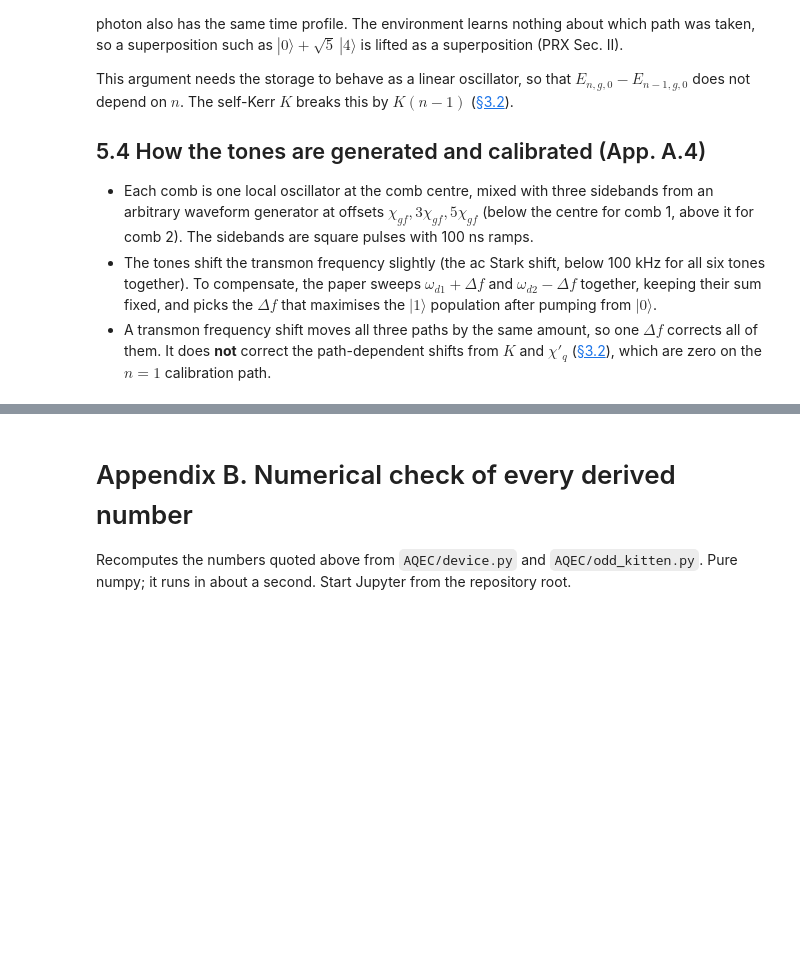
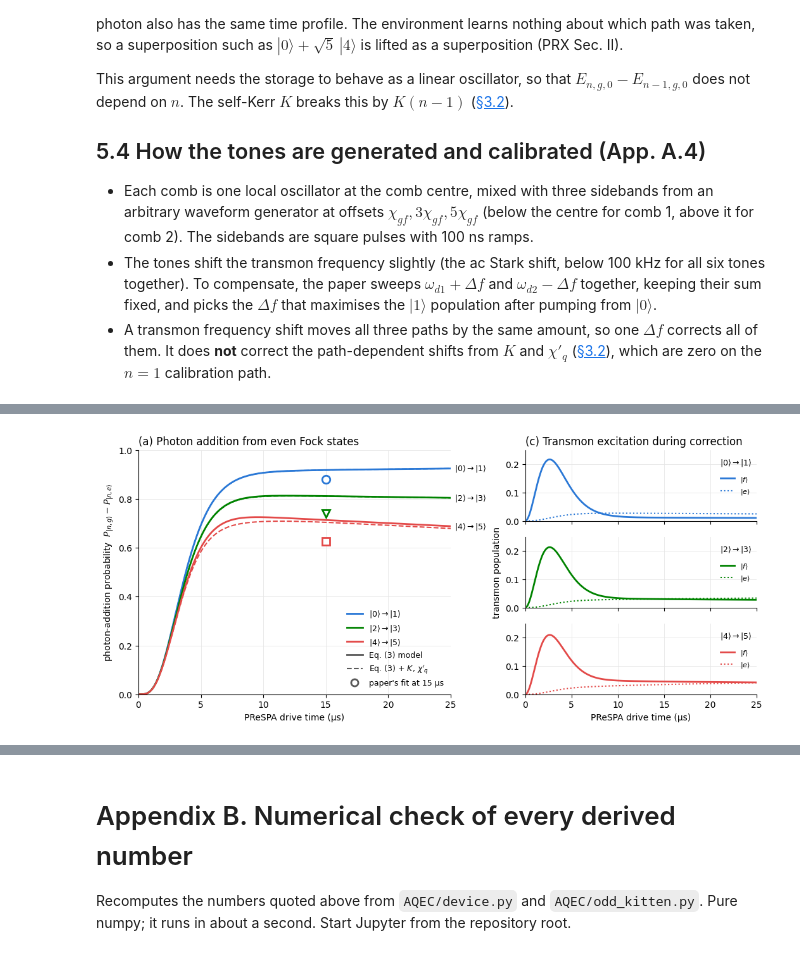
Before and after one commit to curiousCATla/Qubit-Drive-GRAPE, a Jupyter notebook: aqec_experiments.ipynb, the cells around one changed output, grey strips where cells are left out. Cells and saved outputs as stored; diff of their text form; code cells hidden in the pictures; blank space fills up the shorter version.

Commit message:
update
dissipation build, x gate trained, new forbidden higher flock state penalty in the cost function.

```diff
--- a/aqec_experiments.ipynb
+++ b/aqec_experiments.ipynb
@@ -659,0 +758,78 @@ uncorrected encoding (Sec. III).
+# %%
+import os
+import sys
+
+REPO_ROOT = os.path.abspath(".")
+if REPO_ROOT not in sys.path:
+    sys.path.insert(0, REPO_ROOT)
+
+import numpy as np
+import matplotlib.pyplot as plt
+from AQEC import device as dev
+from AQEC import master_equation as me
+from AQEC.wigner import parity
+
+TWO_PI = 2 * np.pi
+os.makedirs("figures", exist_ok=True)
+
+# Paper's fit after 15 us of drive (§8.4, App. A.6): (P_{n,g}, P_{n,e})
+PAPER_15US = {0: (0.92, 0.04), 2: (0.78, 0.04), 4: (0.67, 0.045)}
+STYLE = {0: dict(color="#2a78d6", marker="o", label=r"$|0\rangle \to |1\rangle$"),
+         2: dict(color="#008300", marker="v", label=r"$|2\rangle \to |3\rangle$"),
+         4: dict(color="#e34948", marker="s", label=r"$|4\rangle \to |5\rangle$")}
+
+
+def tidy(ax, grid=True):
+    """House style for every figure in §10: recessive grid, no top/right spines."""
+    if grid:
+        ax.grid(color="0.9", lw=0.6)
+    for side in ("top", "right"):
+        ax.spines[side].set_visible(False)
+
+
+sim = me.simulate_fig2()                                  # Eq. (3) as printed, frame (i)
+sim_d1 = me.simulate_fig2(include_higher_order=True)      # + K, chi'_q (decision D1)
+
+fig = plt.figure(figsize=(10.5, 4.6), constrained_layout=True)
+gs = fig.add_gridspec(3, 2, width_ratios=[1.35, 1.0])
+ax_a = fig.add_subplot(gs[:, 0])
+ax_c = [fig.add_subplot(gs[k, 1]) for k in range(3)]
+
+for n0, st in STYLE.items():
+    s, s1 = sim[n0], sim_d1[n0]
+    ax_a.plot(s["t"], s["Png"] - s["Pne"], color=st["color"], lw=2, label=st["label"])
+    ax_a.plot(s1["t"], s1["Png"] - s1["Pne"], color=st["color"], lw=1.5, ls="--")
+    pg, pe = PAPER_15US[n0]
+    ax_a.plot(15.0, pg - pe, ls="none", marker=st["marker"], ms=9, mfc="white",
+              mec=st["color"], mew=2)
+    ax_a.annotate(st["label"], (s["t"][-1], (s["Png"] - s["Pne"])[-1]),
+                  xytext=(4, 0), textcoords="offset points", va="center", fontsize=9)
+ax_a.plot([], [], color="0.35", lw=2, label="Eq. (3) model")
+ax_a.plot([], [], color="0.35", lw=1.5, ls="--", label=r"Eq. (3) + $K$, $\chi'_q$")
+ax_a.plot([], [], ls="none", marker="o", ms=8, mfc="white", mec="0.35", mew=2,
+          label="paper's fit at 15 μs")
+ax_a.set(xlim=(0, 25), ylim=(0, 1), xlabel="PReSPA drive time (μs)",
+         ylabel=r"photon-addition probability  $P_{|n,g\rangle} - P_{|n,e\rangle}$")
+ax_a.set_title("(a) Photon addition from even Fock states", loc="left")
+ax_a.legend(loc="lower right", fontsize=9, frameon=False)
+
+for ax, (n0, st) in zip(ax_c, STYLE.items()):
+    s = sim[n0]
+    ax.plot(s["t"], s["Pf"], color=st["color"], lw=2, label=r"$|f\rangle$")
+    ax.plot(s["t"], s["Pe"], color=st["color"], lw=1.5, ls=":", label=r"$|e\rangle$")
+    ax.set(xlim=(0, 25), ylim=(0, 0.25), yticks=[0, 0.1, 0.2])
+    ax.text(0.98, 0.9, st["label"], transform=ax.transAxes, ha="right", va="top", fontsize=9)
+    ax.legend(loc="center right", fontsize=8, frameon=False)
+    if ax is not ax_c[-1]:
+        ax.tick_params(labelbottom=False)
+ax_c[0].set_title("(c) Transmon excitation during correction", loc="left")
+ax_c[1].set_ylabel("transmon population")
+ax_c[-1].set_xlabel("PReSPA drive time (μs)")
+
+for ax in [ax_a, *ax_c]:
+    tidy(ax)
+fig.savefig("figures/aqec_fig2ac.pdf")
+fig.savefig("figures/aqec_fig2ac.png", dpi=200)
+plt.show()
+# %% [output]
+[figure, added]
```
Also changed, not shown: parts of 17 cells of this notebook, 29 other files.
